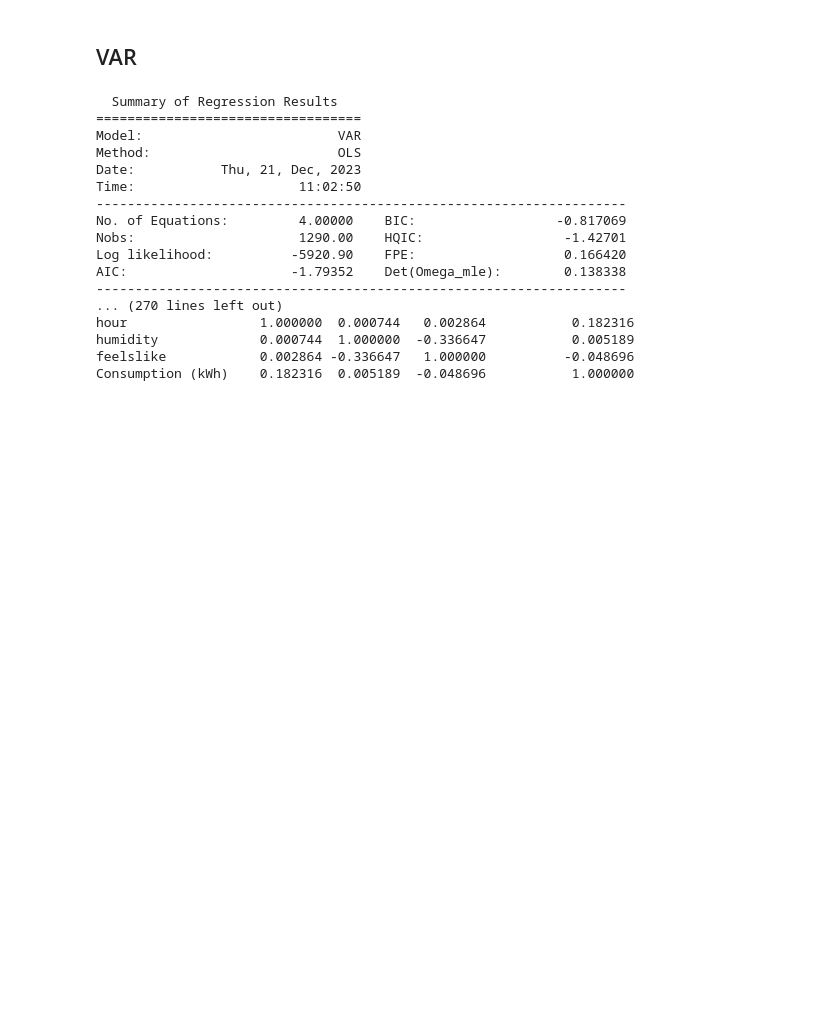
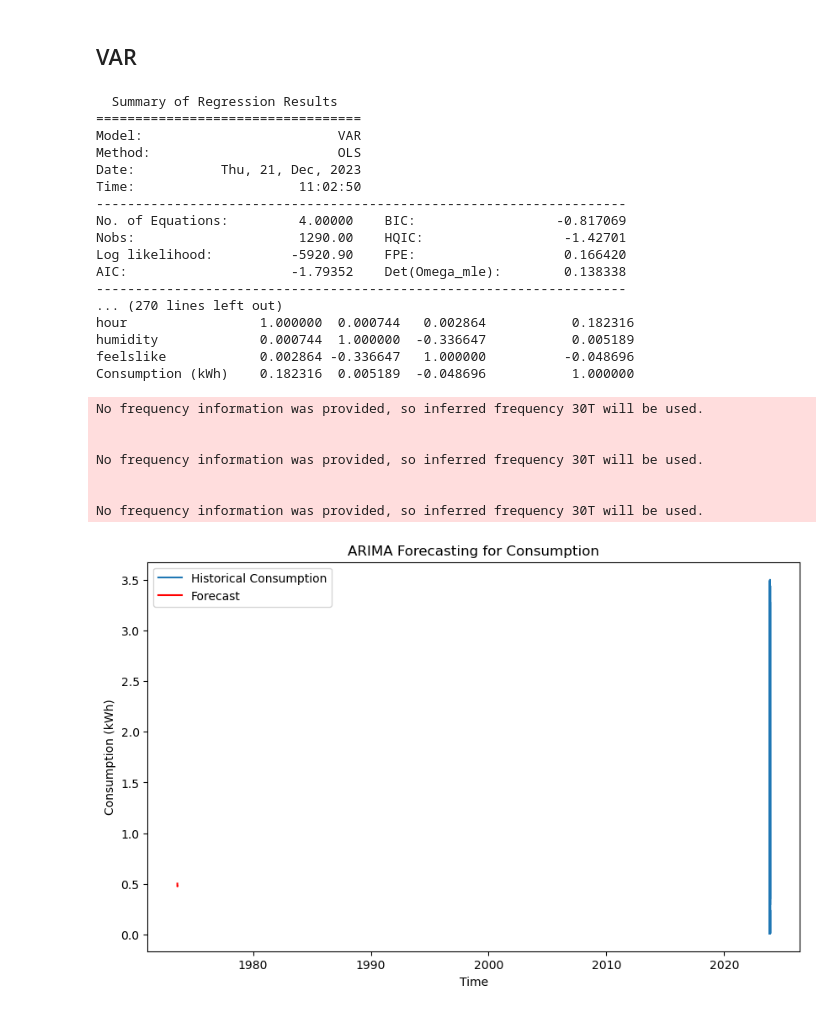
Before and after one commit to Nithyaabhi/dissertation, a Jupyter notebook: models.ipynb, the cells around one changed output. Cells and saved outputs as stored; diff of their text form; code cells hidden in the pictures; blank space fills up the shorter version.

```diff
--- a/models.ipynb
+++ b/models.ipynb
@@ -392,3 +671,38 @@ hour                 1.000000  0.000744   0.002864           0.182316
 humidity             0.000744  1.000000  -0.336647           0.005189
 feelslike            0.002864 -0.336647   1.000000          -0.048696
 Consumption (kWh)    0.182316  0.005189  -0.048696           1.000000
+# %%
+import pandas as pd
+from statsmodels.tsa.arima.model import ARIMA
+import matplotlib.pyplot as plt
+df= pd.read_csv('energy/energy/bestFeatures.csv')
+# Assuming your dataset is loaded into a DataFrame called 'df'
+# Convert 'datetime' column to datetime format
+df['datetime'] = pd.to_datetime(df['datetime'])
+
+# Set 'datetime' column as the index
+df.set_index('datetime', inplace=True)
+
+# Assuming 'Consumption (kWh)' is the target column for forecasting
+data = df['Consumption (kWh)']
+
+# Fit ARIMA model
+model = ARIMA(data, order=(2, 1, 1))  # Example order - (p, d, q)
+model_fit = model.fit()
+
+# Forecast future values
+forecast_steps = 5  # Number of future steps to predict
+forecast = model_fit.forecast(steps=forecast_steps)
+
+
+
+print("Forecasted values:", forecast)
+# %% [output]
+No frequency information was provided, so inferred frequency 30T will be used.
+
+
+No frequency information was provided, so inferred frequency 30T will be used.
+
+
+No frequency information was provided, so inferred frequency 30T will be used.
+[figure, added]
```
Also changed, not shown: parts of 18 cells of this notebook.
